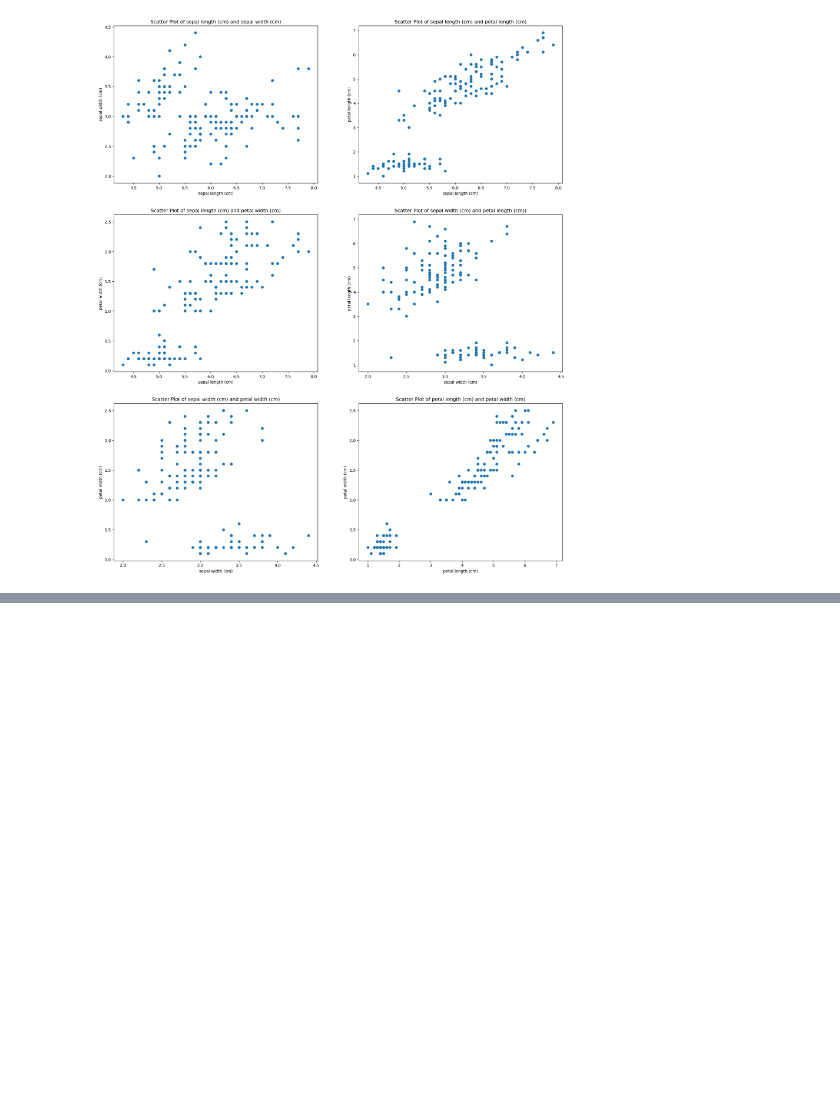
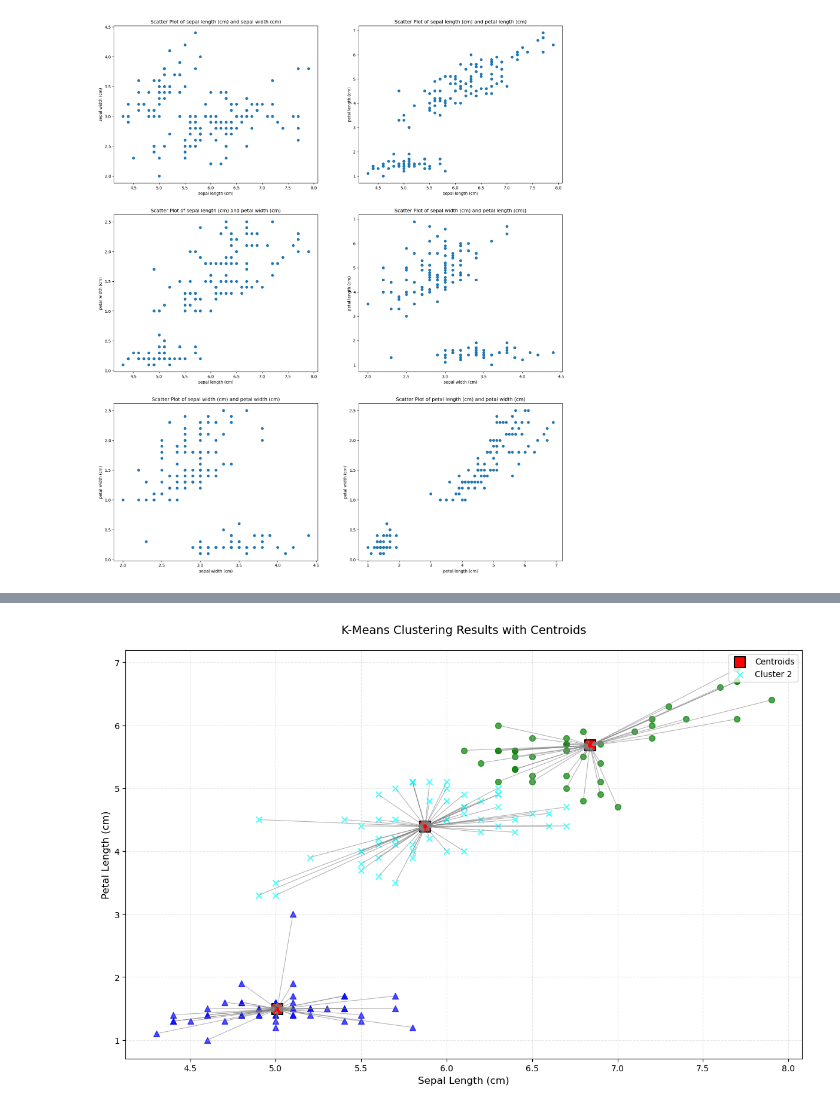
Before and after one commit to SIDDHESH1190/machine-learning, a Jupyter notebook: src/sklearn_practice/clustering/practice2.ipynb, the cells around one changed output, grey strips where cells are left out. Cells and saved outputs as stored; diff of their text form; code cells hidden in the pictures; blank space fills up the shorter version.

Commit message:
k-means iris dataset

```diff
--- a/src/sklearn_practice/clustering/practice2.ipynb
+++ b/src/sklearn_practice/clustering/practice2.ipynb
@@ -77,3 +77,6 @@ axes[2, 1].set_title('Scatter Plot of petal length (cm) and petal width (cm)')
 plt.show()
 # %% [output]
 [figure]
+# %%
+iris_2D = iris_df[["sepal length (cm)", "petal length (cm)"]]
+iris_2D.head()
@@ -79,0 +90,9 @@ plt.show()
+# %%
+from sklearn.cluster import KMeans
+kmeans_model = KMeans(n_clusters=3, max_iter=10000).fit(iris_2D)
+# %%
+labelsTrain = kmeans_model.labels_
+print(labelsTrain)
+
+centroids = kmeans_model.cluster_centers_
+print(centroids)
@@ -79,0 +108,58 @@ plt.show()
+# %%
+# Create figure and axes
+fig, ax = plt.subplots(figsize=(12, 8))
+
+# Define color and marker mapping for better readability
+CLUSTER_STYLES = {
+    0: {'color': 'green', 'marker': 'o', 'label': 'Cluster 0'},
+    1: {'color': 'blue', 'marker': '^', 'label': 'Cluster 1'},
+    2: {'color': 'cyan', 'marker': 'x', 'label': 'Cluster 2'}
+}
+
+# Plot centroids with better styling
+ax.scatter(x=centroids[:, 0], y=centroids[:, 1],
+           c='red', s=150, marker='s', label='Centroids',
+           edgecolor='black', linewidth=1.5, zorder=3)
+
+# Plot data points and arrows
+for idx, row in iris_2D.iterrows():
+    cluster_id = labelsTrain[idx]
+    point_x, point_y = row[0], row[1]
+    centroid_x, centroid_y = centroids[cluster_id, 0], centroids[cluster_id, 1]
+
+    # Add arrow from point to centroid
+    ax.annotate("",
+                xy=(centroid_x, centroid_y),
+                xytext=(point_x, point_y),
+                arrowprops={
+                    "arrowstyle": "->",
+                    "color": "gray",
+                    "lw": 0.8,
+                    "alpha": 0.6
+                })
+
+    # Plot data point with cluster-specific style
+    style = CLUSTER_STYLES[cluster_id]
+    ax.scatter(x=point_x, y=point_y,
+               c=style['color'], marker=style['marker'],
+               alpha=0.7, s=50, label=style['label'] if idx == 0 else "")
+
+# Improve labels and title
+ax.set_xlabel('Sepal Length (cm)', fontsize=12)
+ax.set_ylabel('Petal Length (cm)', fontsize=12)
+ax.set_title('K-Means Clustering Results with Centroids', fontsize=14, pad=20)
+
+# Add legend without duplicates
+handles, labels = ax.get_legend_handles_labels()
+by_label = dict(zip(labels, handles))
+ax.legend(by_label.values(), by_label.keys(),
+          loc='upper right', frameon=True, fancybox=True)
+
+# Add grid for better readability
+ax.grid(True, alpha=0.3, linestyle='--')
+
+# Improve layout
+plt.tight_layout()
+plt.show()
+# %% [output]
+[figure, added]
```
Also changed, not shown: parts of 10 cells of this notebook, 1 other file.
